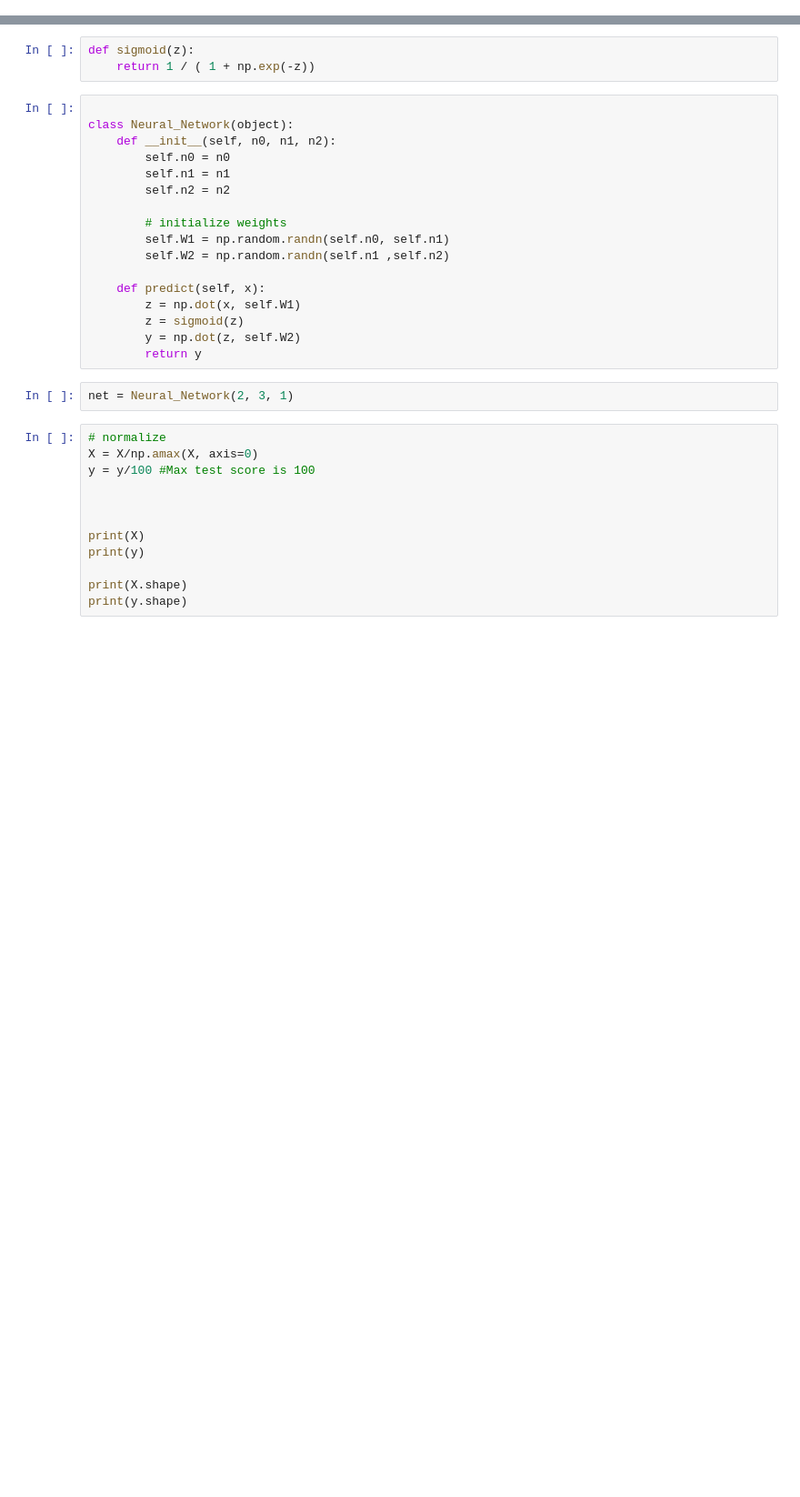
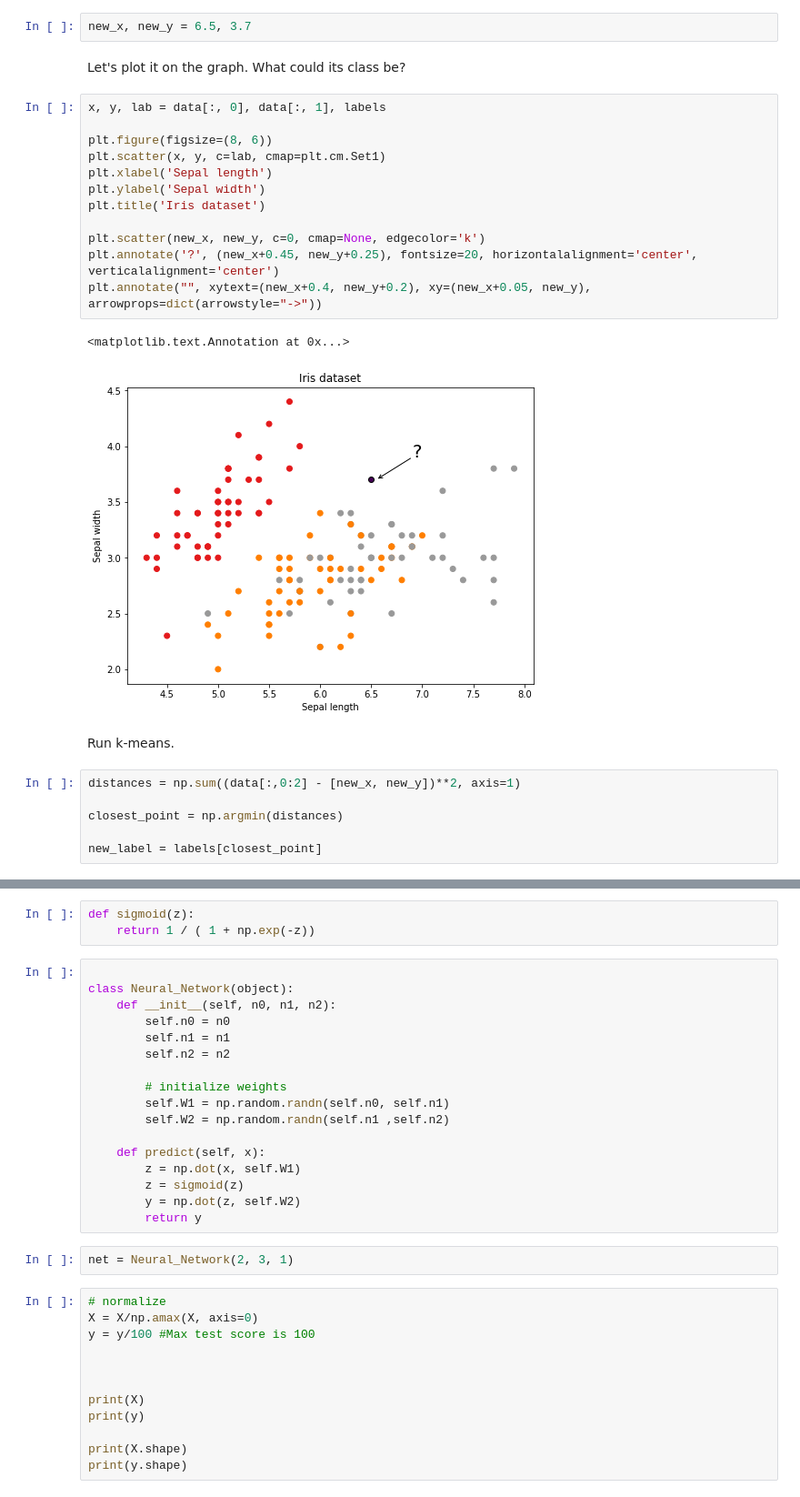
Before and after one commit to genekogan/course-ml4a, a Jupyter notebook: 01_neural_network.ipynb, the cells around one changed output, grey strips where cells are left out. Shown at 91% size. Saved outputs shown, nothing was run; the diff lists cells and outputs as text; blank space fills up the shorter version.

Commit message:
more content, k-means

```diff
--- a/01_neural_network.ipynb
+++ b/01_neural_network.ipynb
@@ -146,0 +92,27 @@ y = np.array(([75], [82], [93]), dtype=float)
+# %%
+new_x, new_y = 6.5, 3.7
+# %% [markdown]
+Let's plot it on the graph. What could its class be?
+# %%
+x, y, lab = data[:, 0], data[:, 1], labels
+
+plt.figure(figsize=(8, 6))
+plt.scatter(x, y, c=lab, cmap=plt.cm.Set1)
+plt.xlabel('Sepal length')
+plt.ylabel('Sepal width')
+plt.title('Iris dataset')
+
+plt.scatter(new_x, new_y, c=0, cmap=None, edgecolor='k')
+plt.annotate('?', (new_x+0.45, new_y+0.25), fontsize=20, horizontalalignment='center', verticalalignment='center')
+plt.annotate("", xytext=(new_x+0.4, new_y+0.2), xy=(new_x+0.05, new_y), arrowprops=dict(arrowstyle="->"))
+# %% [output]
+<matplotlib.text.Annotation at 0x...>
+[figure, added]
+# %% [markdown]
+Run k-means.
+# %%
+distances = np.sum((data[:,0:2] - [new_x, new_y])**2, axis=1)
+
+closest_point = np.argmin(distances)
+
+new_label = labels[closest_point]
```
Also changed, not shown: parts of 25 cells of this notebook, 3 other files.
